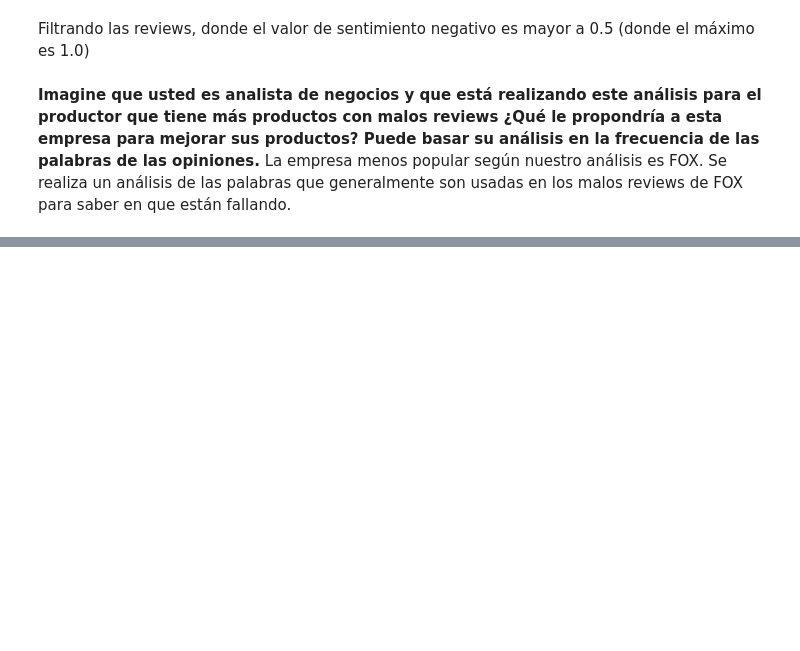
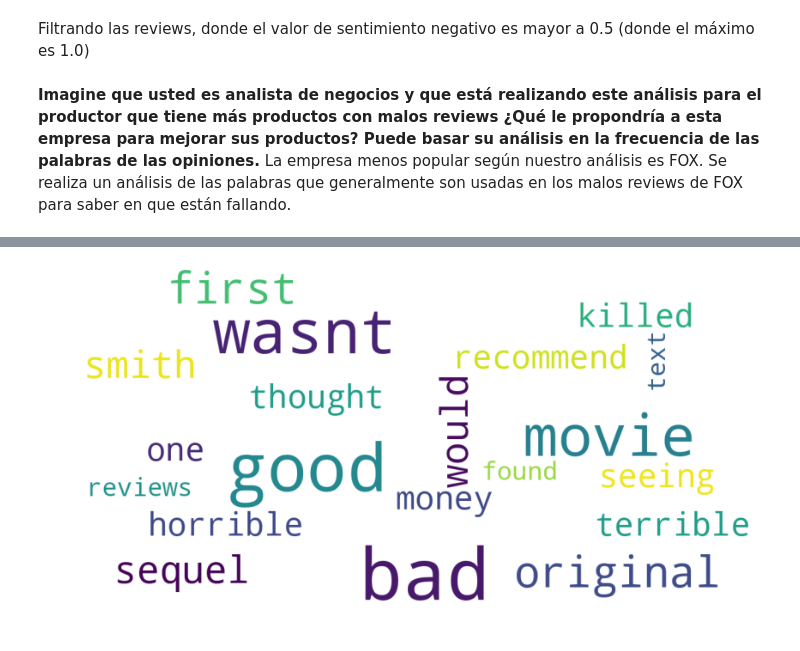
Before and after one commit to marisaaaai/lab5, a Jupyter notebook: lab5.ipynb, the cells around one changed output, grey strips where cells are left out. Saved outputs shown, nothing was run; the diff lists cells and outputs as text; code cells hidden in the pictures; blank space fills up the shorter version.

```diff
--- a/lab5.ipynb
+++ b/lab5.ipynb
@@ -477,6 +475,8 @@ Filtrando las reviews, donde el valor de sentimiento negativo es mayor a 0.5 (do
 La empresa menos popular según nuestro análisis es FOX. Se realiza un análisis de las palabras que generalmente son usadas en los malos reviews de FOX para saber en que están fallando.
 # %%
 datosFOX = datos[datos['brand']=='FOX']
-x = datosFOX.loc[datosFOX[[datosFOX['neg']>0.5, ['reviews.text']]
+x = datosFOX.loc[datosFOX['neg']>0.5, ['reviews.text']]
 most_used_words(x)
+#r1 = datos.loc[datos['reviews.rating']==1, ['reviews.text']]
+#most_used_words(r1)
 # %% [output]
@@ -483,0 +483 @@ SyntaxError: invalid syntax (<ipython-input-1-fe5d633ac1b1>, line 3)
+[figure, added]
```
Also changed, not shown: parts of 15 cells of this notebook, 1 other file.
